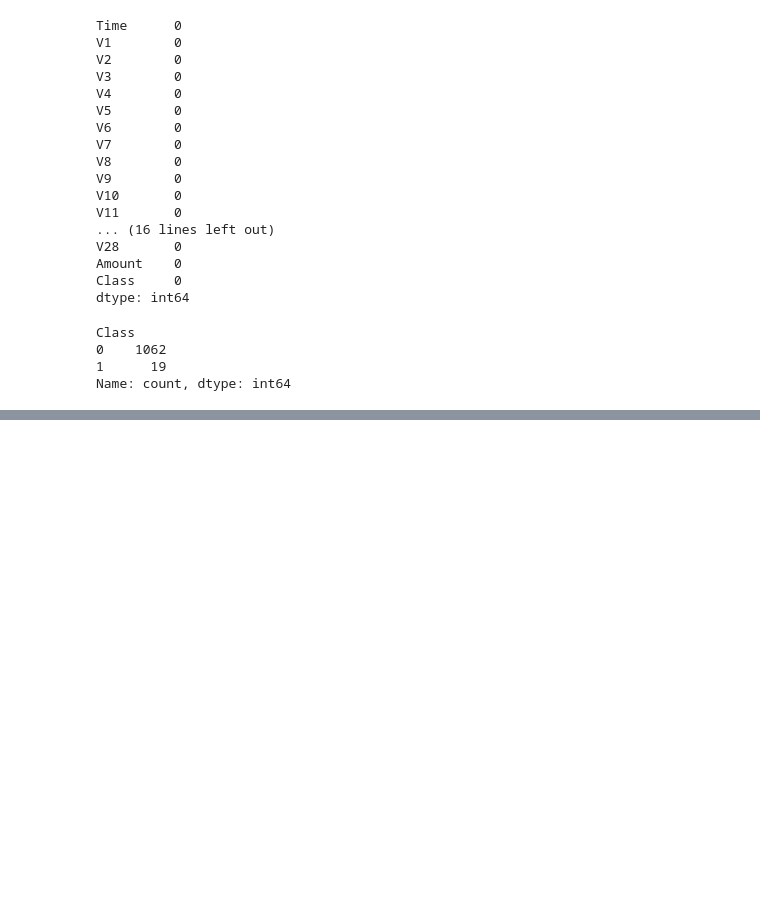
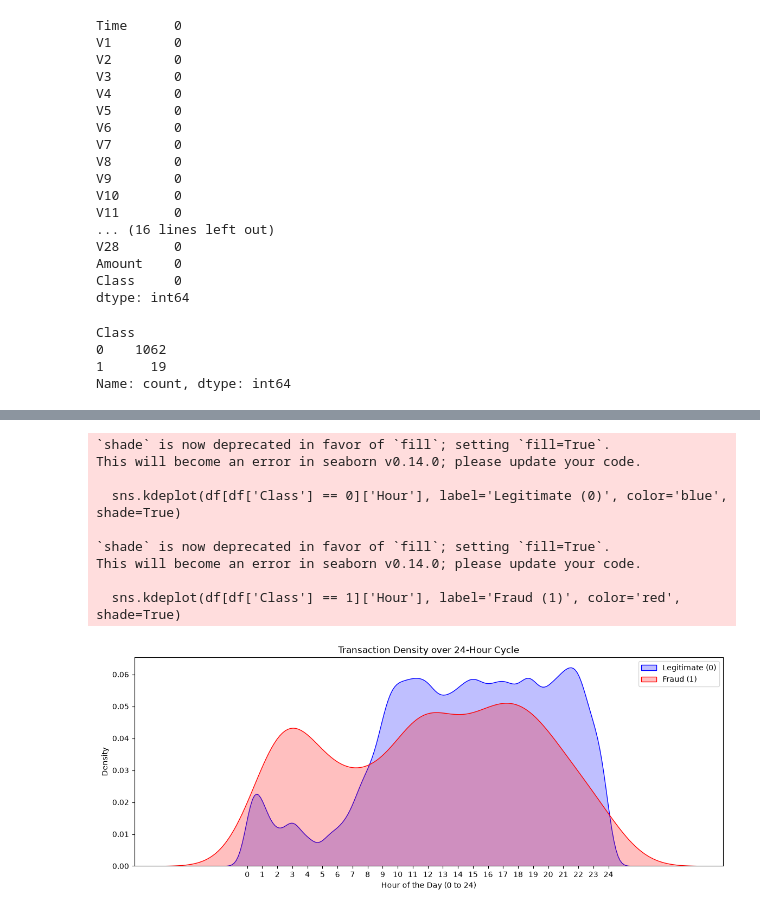
Before and after one commit to PIYUSH-1O1/credit_card_fraud_detection_ML, a Jupyter notebook: notebooks/cc_fraud.ipynb, the cells around one changed output, grey strips where cells are left out. Saved outputs shown, nothing was run; the diff lists cells and outputs as text; code cells hidden in the pictures; blank space fills up the shorter version.

```diff
--- a/notebooks/cc_fraud.ipynb
+++ b/notebooks/cc_fraud.ipynb
@@ -136,0 +141,27 @@ plt.show()
+# %%
+# Converting the  time from seconds to hours (dataset spans 48 hours, i.e., 0 to 48 hours)
+df['Hour'] = (df['Time'] / 3600) % 24
+
+# Plot density of transactions over the 24-hour cycle
+plt.figure(figsize=(14, 5))
+
+sns.kdeplot(df[df['Class'] == 0]['Hour'], label='Legitimate (0)', color='blue', shade=True)
+sns.kdeplot(df[df['Class'] == 1]['Hour'], label='Fraud (1)', color='red', shade=True)
+
+plt.title('Transaction Density over 24-Hour Cycle')
+plt.xlabel('Hour of the Day (0 to 24)')
+plt.ylabel('Density')
+plt.xticks(range(0, 25))
+plt.legend()
+plt.show()
+# %% [output]
+`shade` is now deprecated in favor of `fill`; setting `fill=True`.
+This will become an error in seaborn v0.14.0; please update your code.
+
+  sns.kdeplot(df[df['Class'] == 0]['Hour'], label='Legitimate (0)', color='blue', shade=True)
+
+`shade` is now deprecated in favor of `fill`; setting `fill=True`.
+This will become an error in seaborn v0.14.0; please update your code.
+
+  sns.kdeplot(df[df['Class'] == 1]['Hour'], label='Fraud (1)', color='red', shade=True)
+[figure, added]
```
Also changed, not shown: parts of 16 cells of this notebook.
